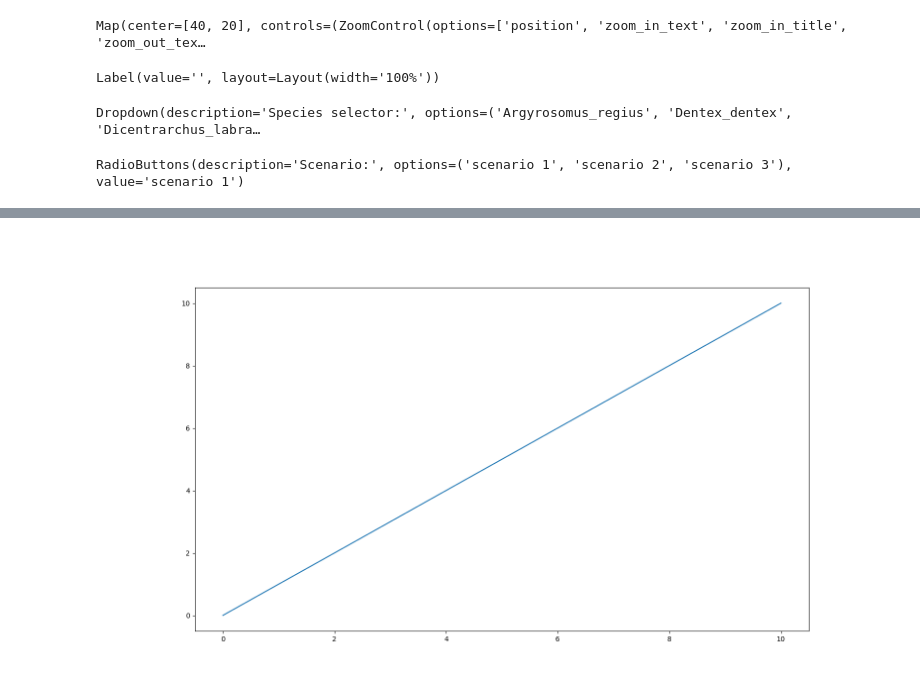
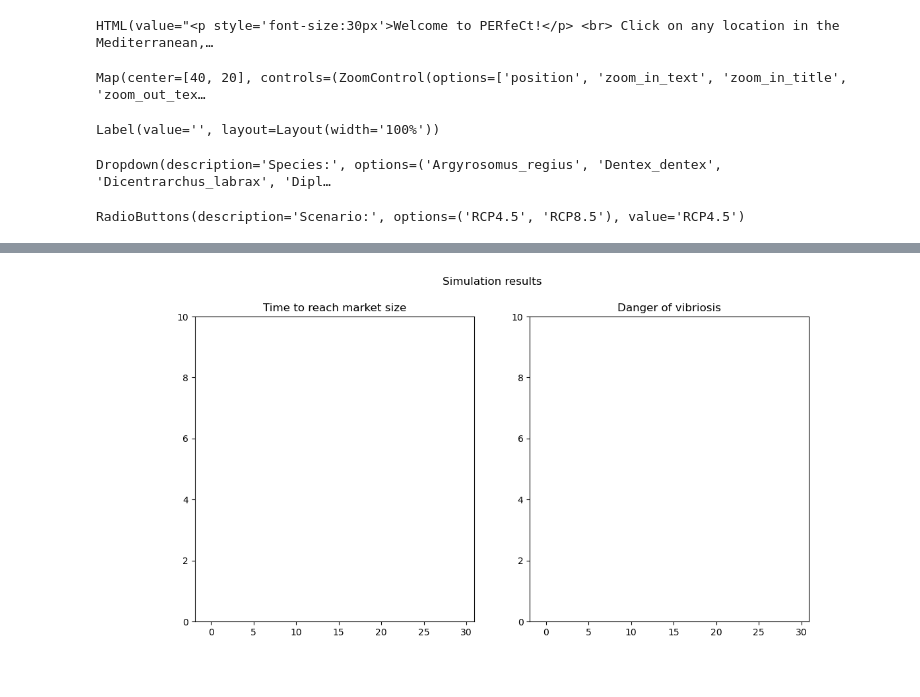
Before and after one commit to QuantEcoLab/PerfeCt, a Jupyter notebook: main.ipynb, the cells around one changed output, grey strips where cells are left out. Cells and saved outputs as stored; diff of their text form; code cells hidden in the pictures.

```diff
--- a/main.ipynb
+++ b/main.ipynb
@@ -16,9 +16,8 @@ import netCDF4 as nc
 # Variable setup
 x, y = 0, 0
 dummy_num = 0
-with open('data/MED_farms_for_display_markers.geojson', 'r') as f:
+with open('data/MED_farms/MED_farms_for_display.geojson', 'r') as f:
     data = json.load(f)
 name = None
-temp_marker = Marker(location=[-90, 0])
 # %%
 # Map setup
@@ -122,9 +113,10 @@ m.add_layer(geo_json)
 control = LayersControl(position='topright')
 m.add_control(control)
 # %%
+display(title_label)
 display(m)
 # Print results
-display(label)
+display(species_label)
 
 options = [
     'Argyrosomus_regius',
@@ -142,47 +134,70 @@ options = [
     'Seriola_dumerili',
     'Sparus_aurata',
     'Thunnus_thynnus']
-scenarios = ["scenario 1", "scenario 2", "scenario 3"]
+
+scenarios = ["RCP4.5", "RCP8.5"]
 
 dropdown = Dropdown(
     options=options,
     value = options[0],
-    description = "Species selector:",
-    disabled = False
-)
+    description = "Species:",
+    disabled = False)
 
 radios = RadioButtons(
     options=scenarios,
     description="Scenario:",
     disabled=False
 )
 
 display(dropdown)
 display(radios)
 
 btn = Button(description="Simulate!")
 out = Output()
 
 
-fig, ax = plt.subplots(figsize=(16, 9))
-line, = ax.plot(np.linspace(0,10), np.linspace(0,10))
-title = ax.set_title("")
+fig, ax = plt.subplots(nrows=1, ncols=2, figsize=(12, 6))
+bar1 = ax[0].bar(np.arange(0, 30, 1), np.zeros(30))
+bar2 = ax[1].bar(np.arange(0, 30, 1), np.zeros(30))
+title1 = ax[0].set_title("Time to reach market size")
+title2 = ax[1].set_title("Danger of vibriosis")
+ax[0].set_ylim(0, 10)
+ax[1].set_ylim(0, 10)
+fig.suptitle("Simulation results")
+
 
 def update(change):
-    line.set_ydata(np.random.randint(0, 10, 50))
-    ax.set_title(f"{dropdown.value}-{scenarios.value}")
+    for i in range(30):
+        bar1[i].set_height(np.random.randint(1, 10, 1))
+        bar2[i].set_height(np.random.randint(1, 10, 1))
+    ax[0].set_title(f"Time to market size {dropdown.value} - {radios.value}")
+    ax[1].set_title(f"Danger of vibriosis - {radios.value}")
+    fig.canvas.draw()
+    return
+
+
+#line1, = ax[0].plot(np.linspace(0,10), np.linspace(0,10))
+#line2, = ax[1].plot(np.linspace(0,10), np.linspace(0,10))
+
+
+def update1(change):
+    line1.set_ydata(np.random.randint(0, 10, 50))
+    line2.set_ydata(np.random.randint(0, 10, 50))
+    ax[0].set_title(f"Time to market size {dropdown.value} - {radios.value}")
+    ax[1].set_title(f"Danger of vibriosis - {radios.value}")
     fig.canvas.draw()
     return
 
 #radios.observe(update, "value")
 
 btn.on_click(update)
 
 display(btn)
 # %% [output]
-Map(center=[40, 20], controls=(ZoomControl(options=['position', 'zoom_in_text', 'zoom_in_title', 'zoom_out_tex…
+HTML(value="<p style='font-size:30px'>Welcome to PERfeCt!</p> <br> Click on any location in the Mediterranean,…
-Label(value='', layout=Layout(width='100%'))
+Map(center=[40, 20], controls=(ZoomControl(options=['position', 'zoom_in_text', 'zoom_in_title', 'zoom_out_tex…
-Dropdown(description='Species selector:', options=('Argyrosomus_regius', 'Dentex_dentex', 'Dicentrarchus_labra…
+Label(value='', layout=Layout(width='100%'))
-RadioButtons(description='Scenario:', options=('scenario 1', 'scenario 2', 'scenario 3'), value='scenario 1')
+Dropdown(description='Species:', options=('Argyrosomus_regius', 'Dentex_dentex', 'Dicentrarchus_labrax', 'Dipl…
+RadioButtons(description='Scenario:', options=('RCP4.5', 'RCP8.5'), value='RCP4.5')
 [interactive output not drawn]
-[figure, old version]
+[figure, new version]
```
Also changed, not shown: parts of 1 cell of this notebook.
